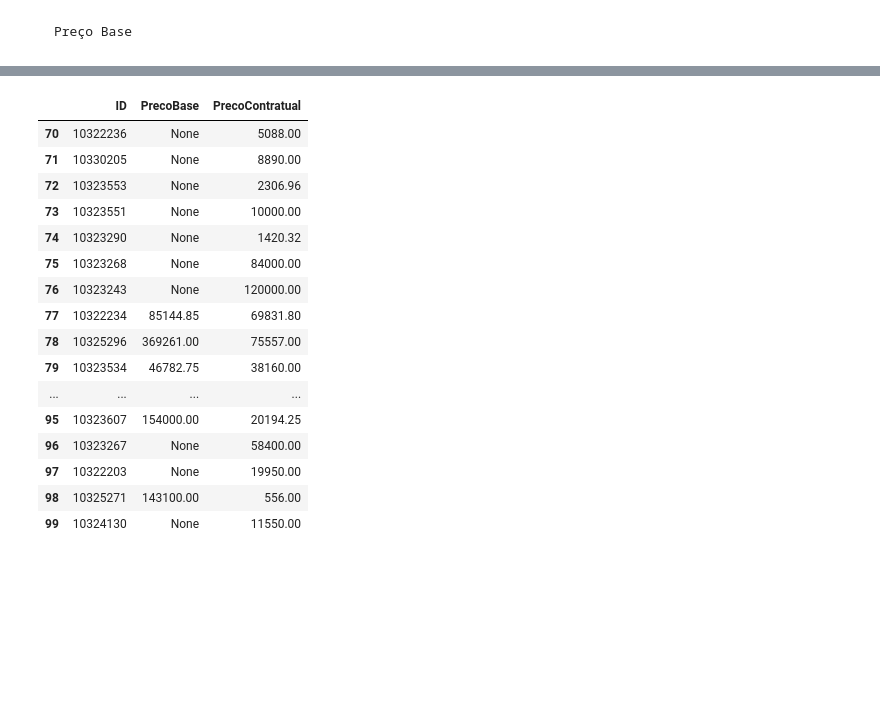
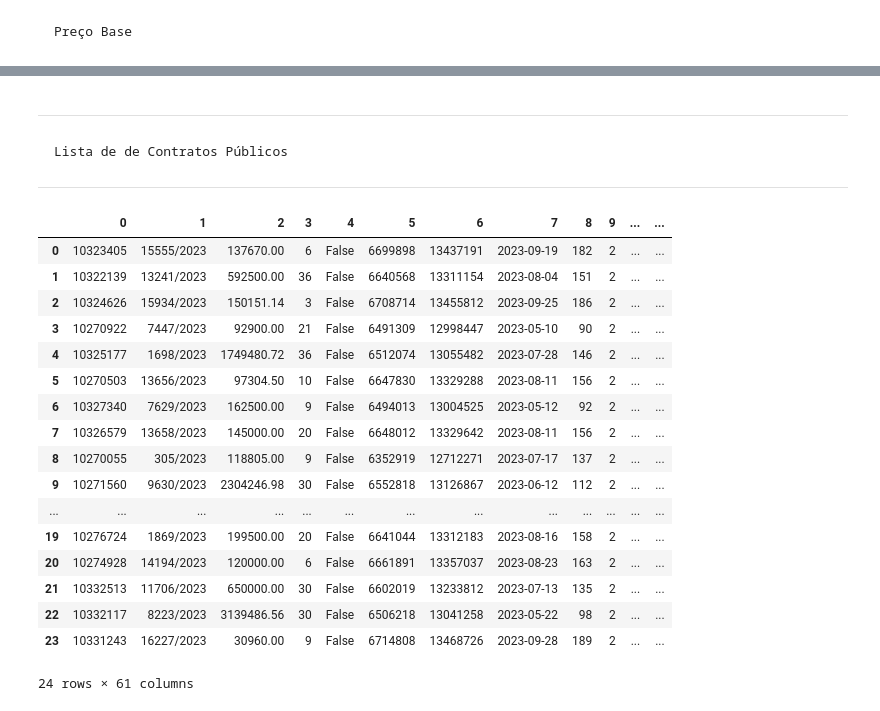
Before and after one commit to francisco-vpereira/ForceraIntership, a Jupyter notebook: forcera/scripts/contratos_v2.ipynb, the cells around one changed output, grey strips where cells are left out. Cells and saved outputs as stored; diff of their text form; code cells hidden in the pictures; blank space fills up the shorter version.

```diff
--- a/forcera/scripts/contratos_v2.ipynb
+++ b/forcera/scripts/contratos_v2.ipynb
@@ -204,5 +289,3 @@ def cpv_cpub(cpv):
 
 
     return cur.fetchall()
-
-cpub = cpv_cpub('72')
@@ -235,6 +294,7 @@ n_contracts("contratos")
 # %%
 def contrato(ide):
     '''
+    Função que retorna linha da database referente ao contrato com id = ide
     '''
 
     cur = conn.cursor()
@@ -247,6 +307,13 @@ def contrato(ide):
 
 def contratos(ide):
     '''
+    Função que retorna contratos referentes a um conjunto de ids
+
+    Parâmetros :
+        ide : tuplo de id's de anúncios
+
+    return:
+        dataframe com contratos
     '''
 
     cur = conn.cursor()
@@ -528,22 +587,27 @@ Nr de Non Zero Values : 497
+# %% [markdown]
+***
+
+    Lista de de Contratos Públicos
+
+***
 # %%
-df1 = contratos(ids).iloc[70:100,[0,2,18]]
-df1=df1.rename(columns = {0:'ID',2:'PrecoBase', 18:'PrecoContratual'})
-df1
+contratos(cpub)
 # %% [output]
-|  | ID | PrecoBase | PrecoContratual |
-| 70 | 10322236 | None | 5088.00 |
-| 71 | 10330205 | None | 8890.00 |
-| 72 | 10323553 | None | 2306.96 |
-| 73 | 10323551 | None | 10000.00 |
-| 74 | 10323290 | None | 1420.32 |
-| 75 | 10323268 | None | 84000.00 |
-| 76 | 10323243 | None | 120000.00 |
-| 77 | 10322234 | 85144.85 | 69831.80 |
-| 78 | 10325296 | 369261.00 | 75557.00 |
-| 79 | 10323534 | 46782.75 | 38160.00 |
-| ... | ... | ... | ... |
-| 95 | 10323607 | 154000.00 | 20194.25 |
-| 96 | 10323267 | None | 58400.00 |
-| 97 | 10322203 | None | 19950.00 |
-| 98 | 10325271 | 143100.00 | 556.00 |
-| 99 | 10324130 | None | 11550.00 |
+|  | 0 | 1 | 2 | 3 | 4 | 5 | 6 | 7 | 8 | 9 | ... | ... |
+| 0 | 10323405 | 15555/2023 | 137670.00 | 6 | False | 6699898 | 13437191 | 2023-09-19 | 182 | 2 | ... | ... |
+| 1 | 10322139 | 13241/2023 | 592500.00 | 36 | False | 6640568 | 13311154 | 2023-08-04 | 151 | 2 | ... | ... |
+| 2 | 10324626 | 15934/2023 | 150151.14 | 3 | False | 6708714 | 13455812 | 2023-09-25 | 186 | 2 | ... | ... |
+| 3 | 10270922 | 7447/2023 | 92900.00 | 21 | False | 6491309 | 12998447 | 2023-05-10 | 90 | 2 | ... | ... |
+| 4 | 10325177 | 1698/2023 | 1749480.72 | 36 | False | 6512074 | 13055482 | 2023-07-28 | 146 | 2 | ... | ... |
+| 5 | 10270503 | 13656/2023 | 97304.50 | 10 | False | 6647830 | 13329288 | 2023-08-11 | 156 | 2 | ... | ... |
+| 6 | 10327340 | 7629/2023 | 162500.00 | 9 | False | 6494013 | 13004525 | 2023-05-12 | 92 | 2 | ... | ... |
+| 7 | 10326579 | 13658/2023 | 145000.00 | 20 | False | 6648012 | 13329642 | 2023-08-11 | 156 | 2 | ... | ... |
+| 8 | 10270055 | 305/2023 | 118805.00 | 9 | False | 6352919 | 12712271 | 2023-07-17 | 137 | 2 | ... | ... |
+| 9 | 10271560 | 9630/2023 | 2304246.98 | 30 | False | 6552818 | 13126867 | 2023-06-12 | 112 | 2 | ... | ... |
+| ... | ... | ... | ... | ... | ... | ... | ... | ... | ... | ... | ... | ... |
+| 19 | 10276724 | 1869/2023 | 199500.00 | 20 | False | 6641044 | 13312183 | 2023-08-16 | 158 | 2 | ... | ... |
+| 20 | 10274928 | 14194/2023 | 120000.00 | 6 | False | 6661891 | 13357037 | 2023-08-23 | 163 | 2 | ... | ... |
+| 21 | 10332513 | 11706/2023 | 650000.00 | 30 | False | 6602019 | 13233812 | 2023-07-13 | 135 | 2 | ... | ... |
+| 22 | 10332117 | 8223/2023 | 3139486.56 | 30 | False | 6506218 | 13041258 | 2023-05-22 | 98 | 2 | ... | ... |
+| 23 | 10331243 | 16227/2023 | 30960.00 | 9 | False | 6714808 | 13468726 | 2023-09-28 | 189 | 2 | ... | ... |
+24 rows × 61 columns
```
Also changed, not shown: parts of 33 cells of this notebook, 1 other file.
